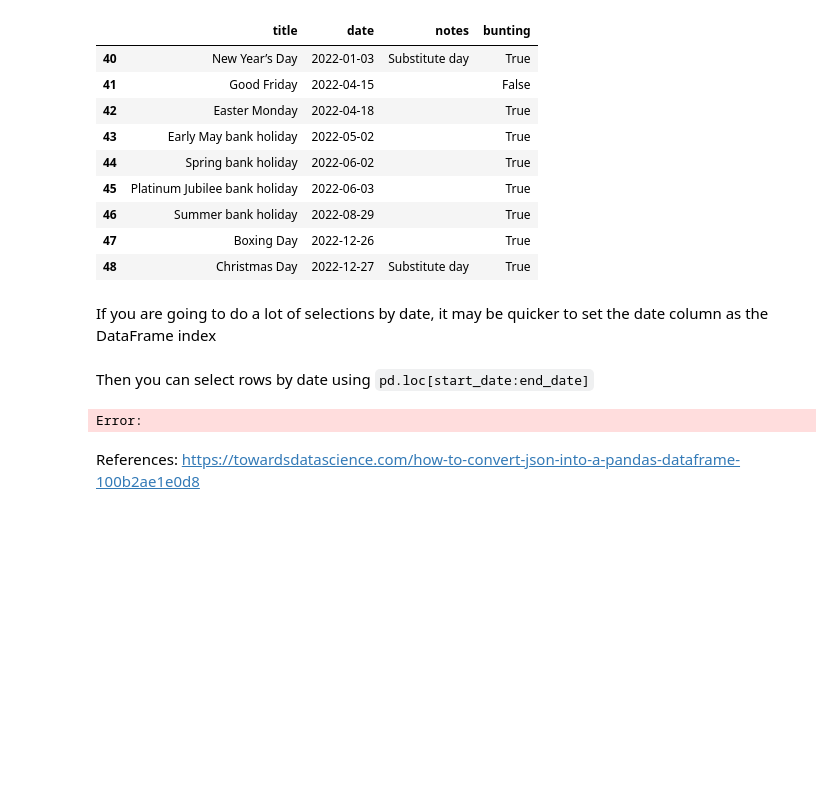
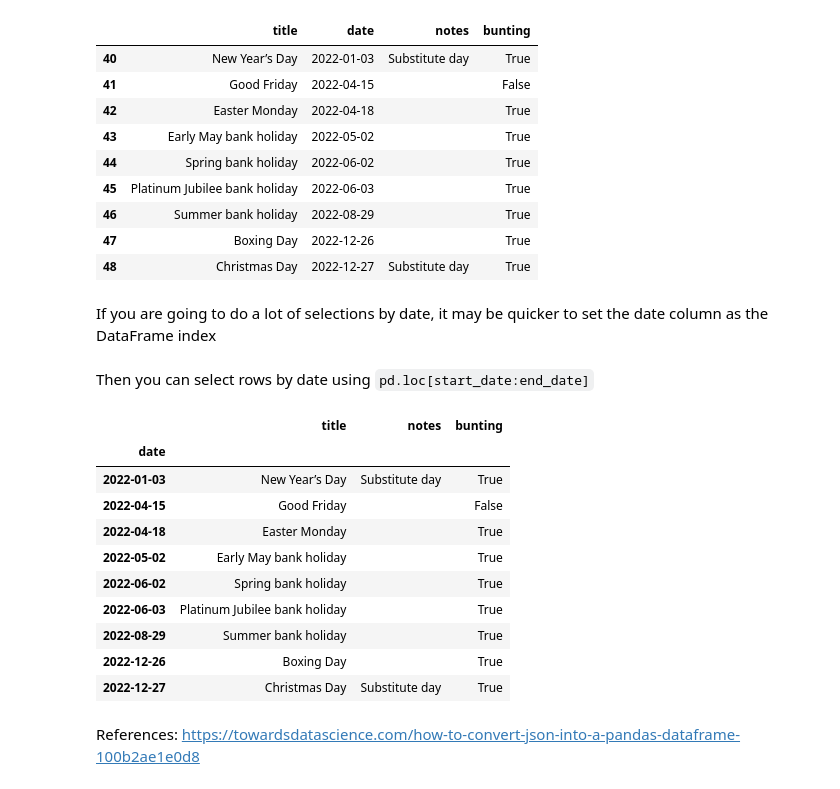
Before and after one commit to simonespa/machine-learning-playground, a Jupyter notebook: jupiter_notebooks/uk_bank_holidays/uk_bank_holidays.ipynb, the cells around one changed output. Drawn from its saved outputs; the diff is of its cells as text; code cells hidden in the pictures; blank space fills up the shorter version.

Commit message:
Fixed errors in UK bh exercise

```diff
--- a/jupiter_notebooks/uk_bank_holidays/uk_bank_holidays.ipynb
+++ b/jupiter_notebooks/uk_bank_holidays/uk_bank_holidays.ipynb
@@ -181,8 +181,18 @@ bh = bh.set_index(["date"])
 # %% [markdown]
 Then you can select rows by date using `pd.loc[start_date:end_date]`
 # %%
-bh.loc[date_start:date_end]
+bh.loc[start_date:end_date]
 # %% [output]
-Error:
+|  | title | notes | bunting |
+| date |  |  |  |
+| 2022-01-03 | New Year’s Day | Substitute day | True |
+| 2022-04-15 | Good Friday |  | False |
+| 2022-04-18 | Easter Monday |  | True |
+| 2022-05-02 | Early May bank holiday |  | True |
+| 2022-06-02 | Spring bank holiday |  | True |
+| 2022-06-03 | Platinum Jubilee bank holiday |  | True |
+| 2022-08-29 | Summer bank holiday |  | True |
+| 2022-12-26 | Boxing Day |  | True |
+| 2022-12-27 | Christmas Day | Substitute day | True |
 # %% [markdown]
 References: https://towardsdatascience.com/how-to-convert-json-into-a-pandas-dataframe-100b2ae1e0d8
```
